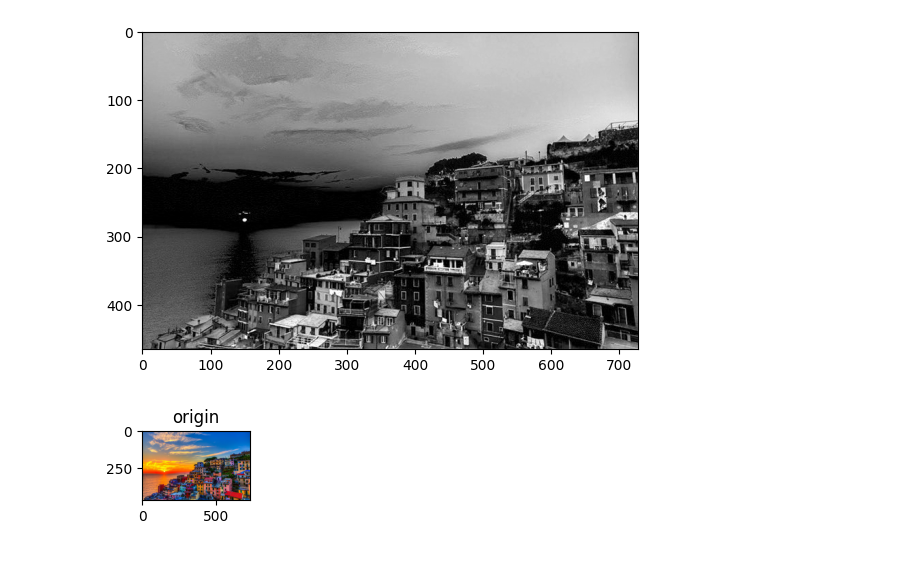
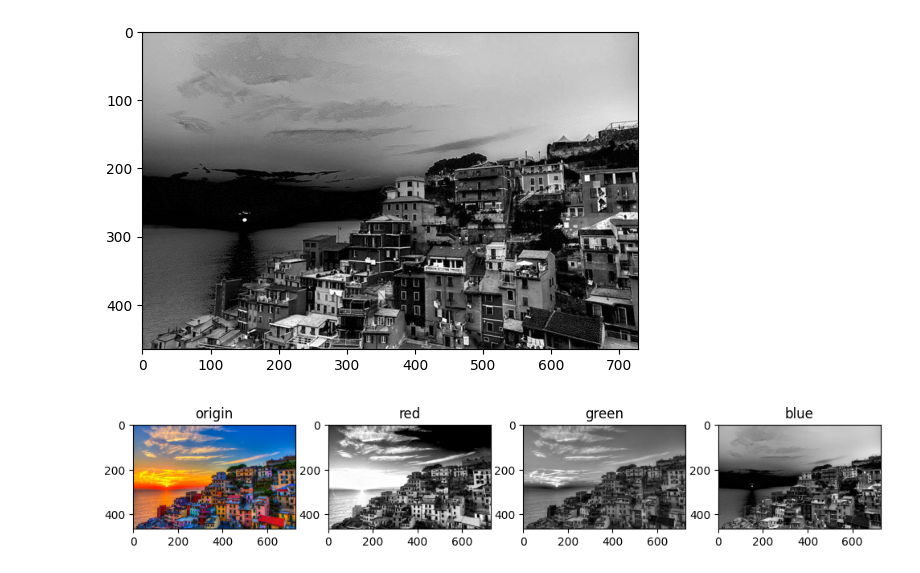
Before and after one commit to apetech-labs/bigdatacamp_image_processing, a Jupyter notebook: ImageProcessing/0901/image_basic_review.ipynb, the cells around one changed output. Drawn from its saved outputs; the diff is of its cells as text; code cells hidden in the pictures.

```diff
--- a/ImageProcessing/0901/image_basic_review.ipynb
+++ b/ImageProcessing/0901/image_basic_review.ipynb
@@ -46,15 +46,24 @@ plt.show()
 # %% [output]
 [figure]
 # %%
+plt.figure(figsize=(12,12))
+
 plt.subplot(1,4,1)
 plt.title('origin')
 plt.imshow(color_img)
 
 plt.subplot(1,4,2)
-plt.title('origin')
-plt.imshow(color_img)
+plt.title('red')
+plt.imshow(color_img[:,:,0], 'gray')
 
+plt.subplot(1,4,3)
+plt.title('green')
+plt.imshow(color_img[:,:,1], 'gray')
+
+plt.subplot(1,4,4)
+plt.title('blue')
+plt.imshow(color_img[:,:,2], 'gray')
 
 plt.show()
 # %% [output]
-[figure, old version]
+[figure, new version]
```
Also changed, not shown: parts of 3 cells of this notebook.
